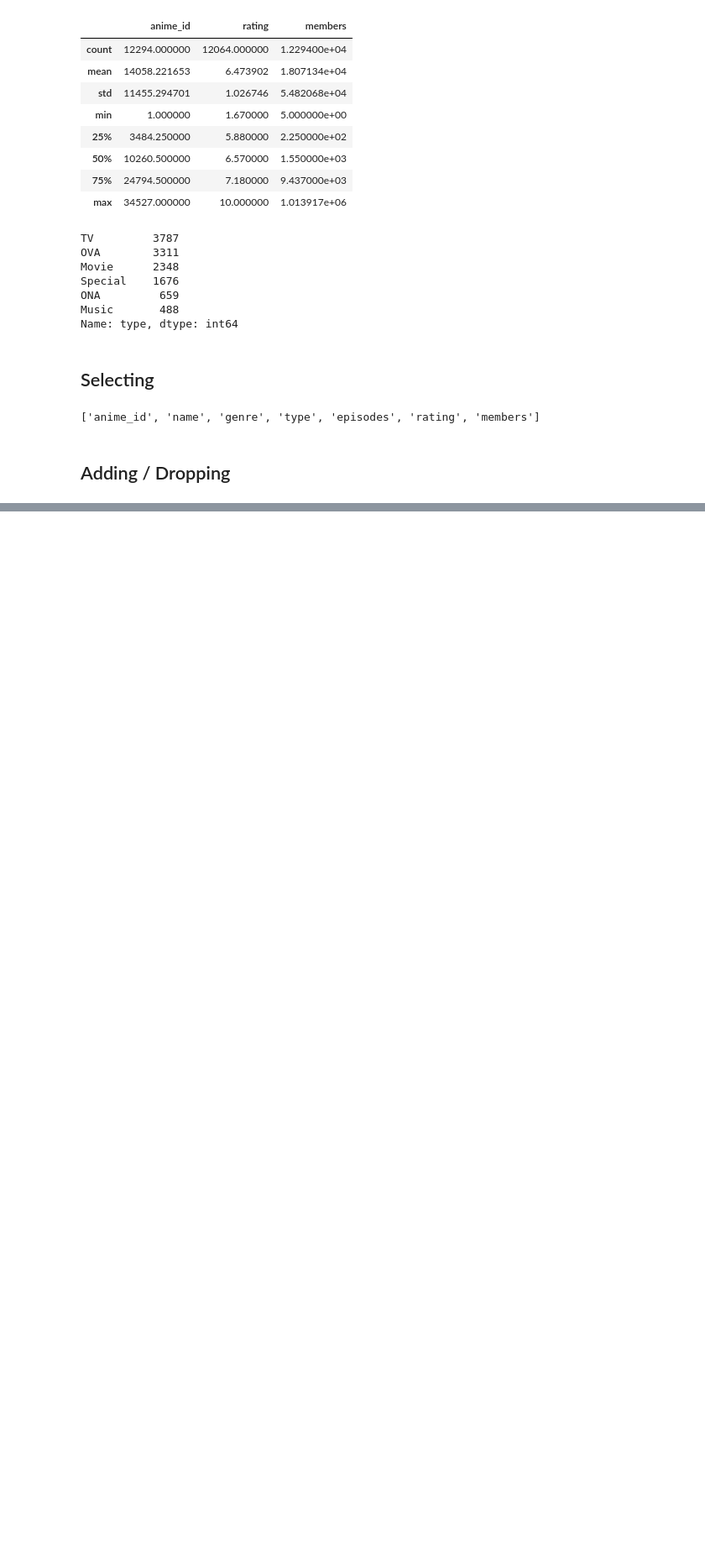
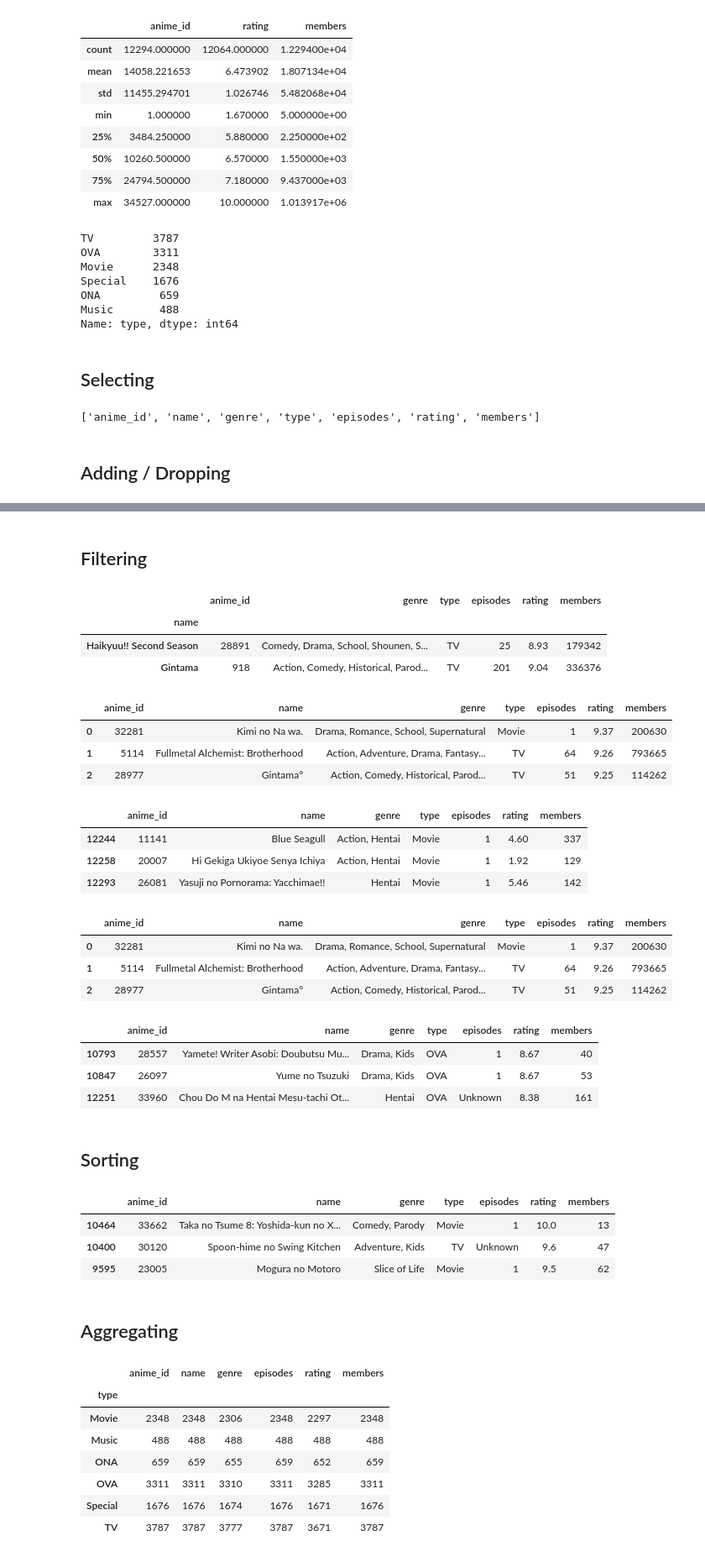
Before and after one commit to wayne0git/python_basics, a Jupyter notebook: pandas/pandas_tutorial.ipynb, the cells around one changed output, grey strips where cells are left out. Shown at 84% size. Saved outputs shown, nothing was run; the diff lists cells and outputs as text; code cells hidden in the pictures; blank space fills up the shorter version.

```diff
--- a/pandas/pandas_tutorial.ipynb
+++ b/pandas/pandas_tutorial.ipynb
@@ -106,3 +107,7 @@ anime.columns.tolist()
 ['anime_id', 'name', 'genre', 'type', 'episodes', 'rating', 'members']
 # %% [markdown]
 ## Adding / Dropping
+# %%
+# Append new row (list)
+anime.loc[len(anime)] = [0, 'Test', 'Test', 'Test', 0, 0, 0]
+anime.tail(1)
@@ -108,0 +117,3 @@ anime.columns.tolist()
+# %%
+# Append new row (dict)
+anime.append({'anime_id': 10}, ignore_index=True).tail(1)
@@ -108,0 +123,3 @@ anime.columns.tolist()
+# %%
+# Append new row with statistics
+anime.append(anime.mean(axis=0), ignore_index=True).tail(1)
@@ -116,0 +161,67 @@ anime[['name','rating']]
+# %% [markdown]
+## Filtering
+# %%
+# Retrieve rows with matching index values
+anime_modified = anime.set_index('name')
+anime_modified.loc[['Haikyuu!! Second Season', 'Gintama']]
+# %% [output]
+|  | anime_id | genre | type | episodes | rating | members |
+| name |  |  |  |  |  |  |
+| Haikyuu!! Second Season | 28891 | Comedy, Drama, School, Shounen, S... | TV | 25 | 8.93 | 179342 |
+| Gintama | 918 | Action, Comedy, Historical, Parod... | TV | 201 | 9.04 | 336376 |
+# %%
+# Retrieve rows by numbered index values
+anime.iloc[0:3]
+# %% [output]
+|  | anime_id | name | genre | type | episodes | rating | members |
+| 0 | 32281 | Kimi no Na wa. | Drama, Romance, School, Supernatural | Movie | 1 | 9.37 | 200630 |
+| 1 | 5114 | Fullmetal Alchemist: Brotherhood | Action, Adventure, Drama, Fantasy... | TV | 64 | 9.26 | 793665 |
+| 2 | 28977 | Gintama° | Action, Comedy, Historical, Parod... | TV | 51 | 9.25 | 114262 |
+# %%
+# Get rows given column value condition
+anime[anime.type.isin(['TV', 'Movie'])].tail(3)
+# %% [output]
+|  | anime_id | name | genre | type | episodes | rating | members |
+| 12244 | 11141 | Blue Seagull | Action, Hentai | Movie | 1 | 4.60 | 337 |
+| 12258 | 20007 | Hi Gekiga Ukiyoe Senya Ichiya | Action, Hentai | Movie | 1 | 1.92 | 129 |
+| 12293 | 26081 | Yasuji no Pornorama: Yacchimae!! | Hentai | Movie | 1 | 5.46 | 142 |
+# %%
+# Slice a dataframe
+anime[:3]
+# %% [output]
+|  | anime_id | name | genre | type | episodes | rating | members |
+| 0 | 32281 | Kimi no Na wa. | Drama, Romance, School, Supernatural | Movie | 1 | 9.37 | 200630 |
+| 1 | 5114 | Fullmetal Alchemist: Brotherhood | Action, Adventure, Drama, Fantasy... | TV | 64 | 9.26 | 793665 |
+| 2 | 28977 | Gintama° | Action, Comedy, Historical, Parod... | TV | 51 | 9.25 | 114262 |
+# %%
+# Filter by value
+anime[anime['rating'] > 8].tail(3)
+# %% [output]
+|  | anime_id | name | genre | type | episodes | rating | members |
+| 10793 | 28557 | Yamete! Writer Asobi: Doubutsu Mu... | Drama, Kids | OVA | 1 | 8.67 | 40 |
+| 10847 | 26097 | Yume no Tsuzuki | Drama, Kids | OVA | 1 | 8.67 | 53 |
+| 12251 | 33960 | Chou Do M na Hentai Mesu-tachi Ot... | Hentai | OVA | Unknown | 8.38 | 161 |
+# %% [markdown]
+## Sorting
+# %%
+# Sort data frame by values
+anime.sort_values('rating', ascending=False).head(3)
+# %% [output]
+|  | anime_id | name | genre | type | episodes | rating | members |
+| 10464 | 33662 | Taka no Tsume 8: Yoshida-kun no X... | Comedy, Parody | Movie | 1 | 10.0 | 13 |
+| 10400 | 30120 | Spoon-hime no Swing Kitchen | Adventure, Kids | TV | Unknown | 9.6 | 47 |
+| 9595 | 23005 | Mogura no Motoro | Slice of Life | Movie | 1 | 9.5 | 62 |
+# %% [markdown]
+## Aggregating
+# %%
+# Groupby and count
+anime.groupby('type').count()
+# %% [output]
+|  | anime_id | name | genre | episodes | rating | members |
+| type |  |  |  |  |  |  |
+| Movie | 2348 | 2348 | 2306 | 2348 | 2297 | 2348 |
+| Music | 488 | 488 | 488 | 488 | 488 | 488 |
+| ONA | 659 | 659 | 655 | 659 | 652 | 659 |
+| OVA | 3311 | 3311 | 3310 | 3311 | 3285 | 3311 |
+| Special | 1676 | 1676 | 1674 | 1676 | 1671 | 1676 |
+| TV | 3787 | 3787 | 3777 | 3787 | 3671 | 3787 |
```
Also changed, not shown: parts of 10 cells of this notebook.
